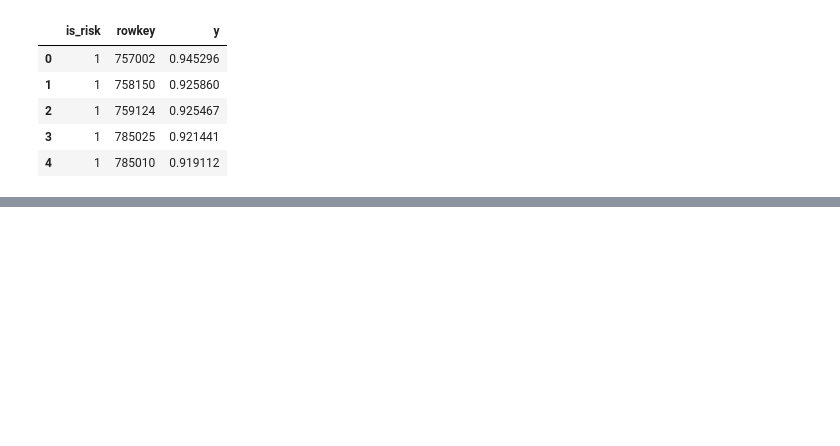
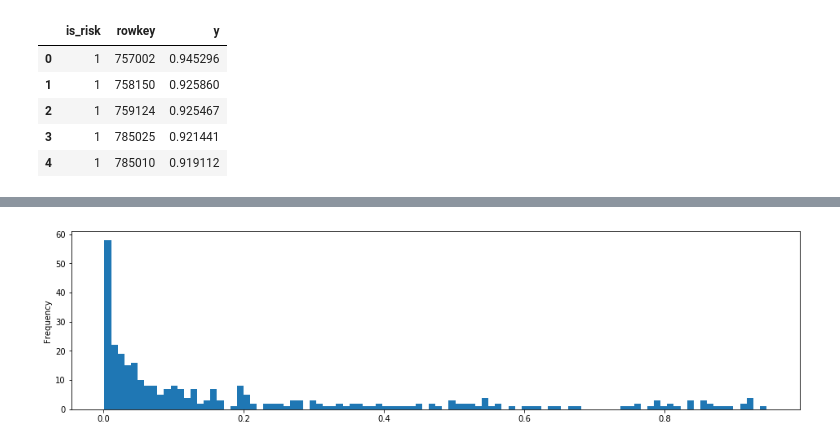
Before and after one commit to hadoop73/jdd, a Jupyter notebook: codes/pdata_an.ipynb, the cells around one changed output, grey strips where cells are left out. Cells and saved outputs as stored; diff of their text form; code cells hidden in the pictures; blank space fills up the shorter version.

```diff
--- a/codes/pdata_an.ipynb
+++ b/codes/pdata_an.ipynb
@@ -42,3 +51,8 @@ p0.head(50)
+# %%
+p1['y'].plot.hist(100,figsize=(16,4))
+plt.show()
+# %% [output]
+[figure, added]
 # %%
 p1 = trade[trade['is_risk']==1].sort_values('y')
 p1.head(50)
```
Also changed, not shown: parts of 8 cells of this notebook, 2 other files.
